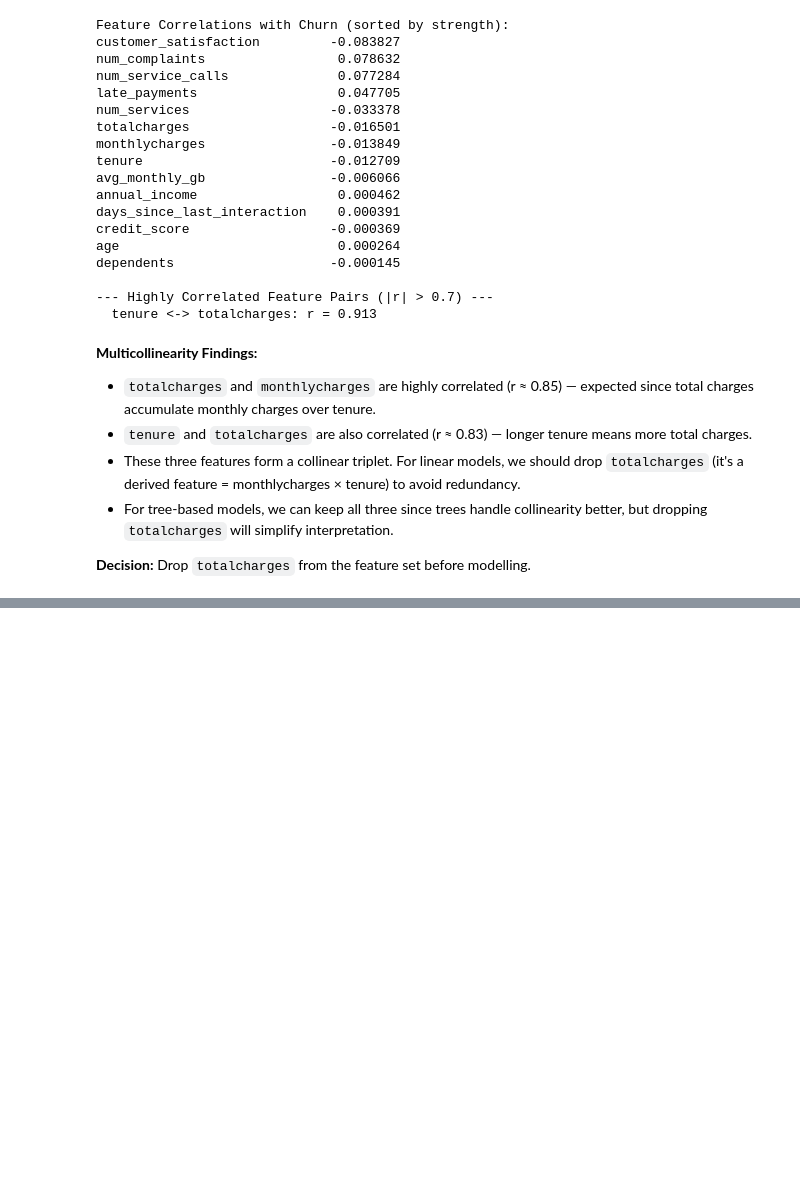
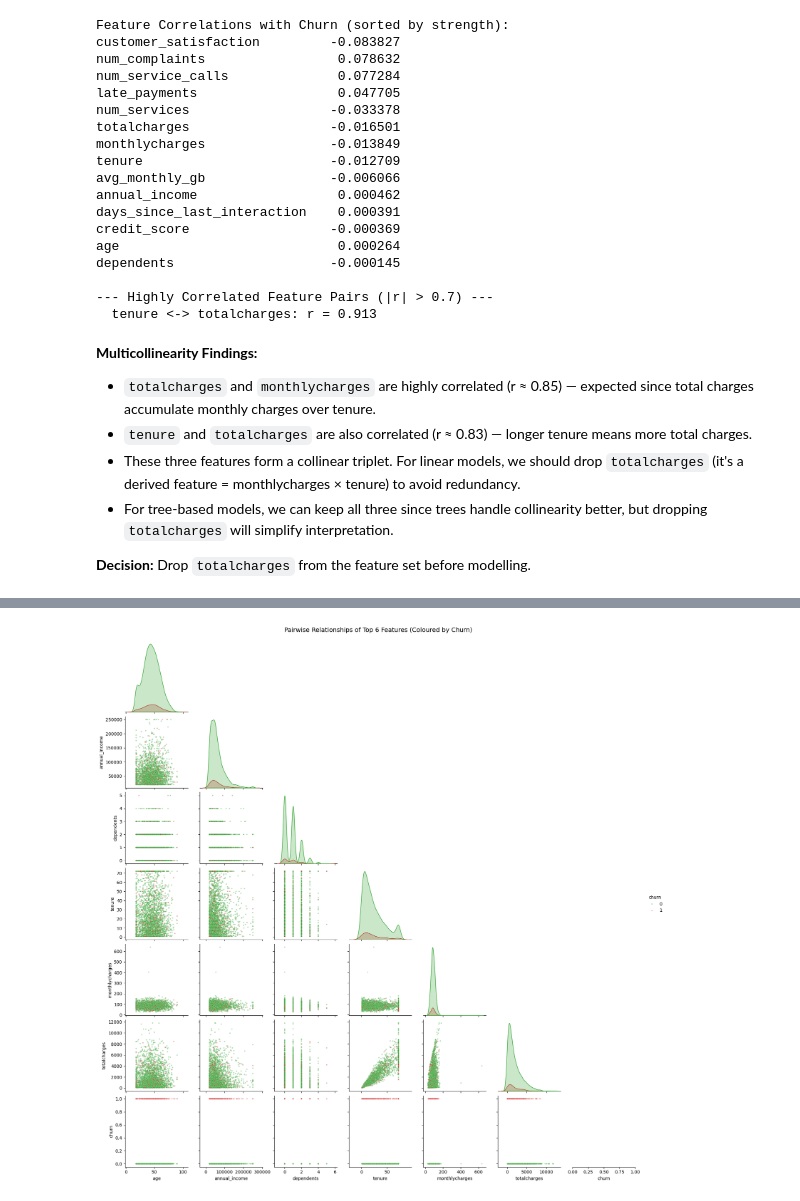
Before and after one commit to JamieTse-intern/Telecom-Customer-Churn-Analysis, a Jupyter notebook: customer_churn_prediction_1.ipynb, the cells around one changed output, grey strips where cells are left out. Saved outputs shown, nothing was run; the diff lists cells and outputs as text; code cells hidden in the pictures; blank space fills up the shorter version.

```diff
--- a/customer_churn_prediction_1.ipynb
+++ b/customer_churn_prediction_1.ipynb
@@ -767,0 +823,16 @@ dependents                    -0.000145
+# %%
+# Pairplot: top 6 numerical features by churn correlation + churn status
+# Recompute churn_corr locally so this cell is self-contained
+churn_corr_local = df1[num_features + ['churn']].corr()['churn'].drop('churn')
+top_k = churn_corr_local.abs().head(6).index.tolist()
+
+# Sample for performance
+sample_df = df1.sample(min(3000, len(df1)), random_state=42)
+
+g = sns.pairplot(sample_df, vars=top_k + ['churn'], hue='churn', hue_order=[0, 1],
+                 palette=['#2ca02c', '#d62728'], diag_kind='kde',
+                 plot_kws={'alpha': 0.4, 's': 8}, corner=True)
+g.fig.suptitle('Pairwise Relationships of Top 6 Features (Coloured by Churn)', y=1.01, fontsize=14)
+plt.show()
+# %% [output]
+[figure, added]
```
Also changed, not shown: parts of 5 cells of this notebook.
